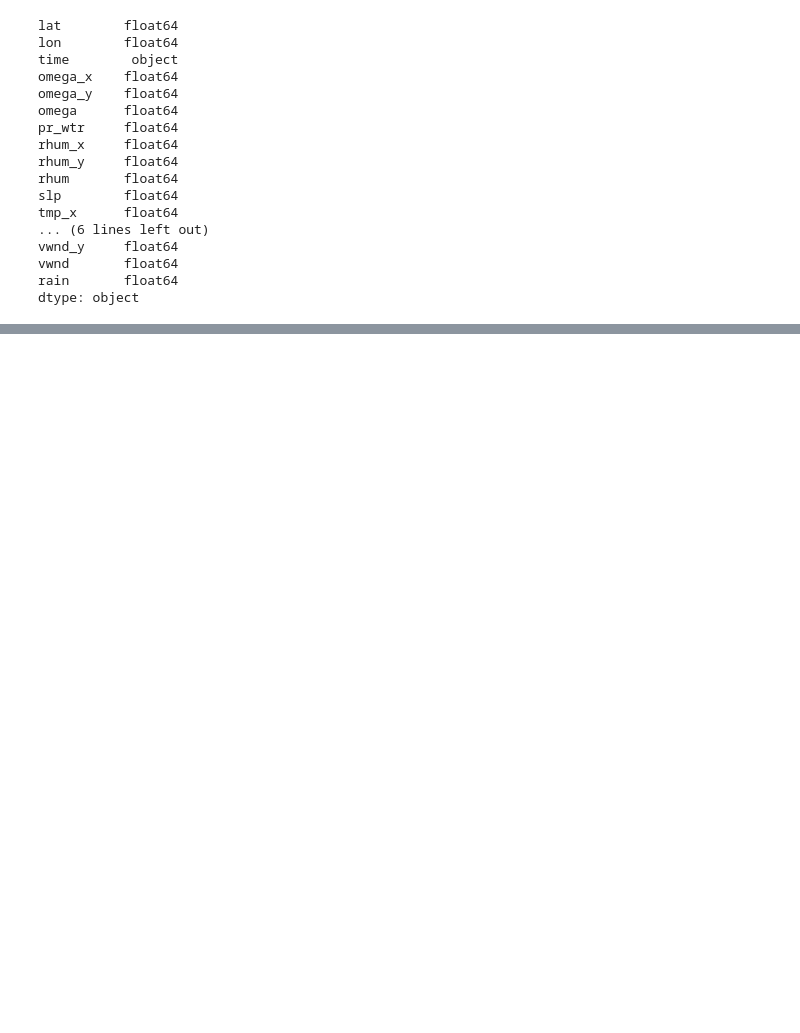
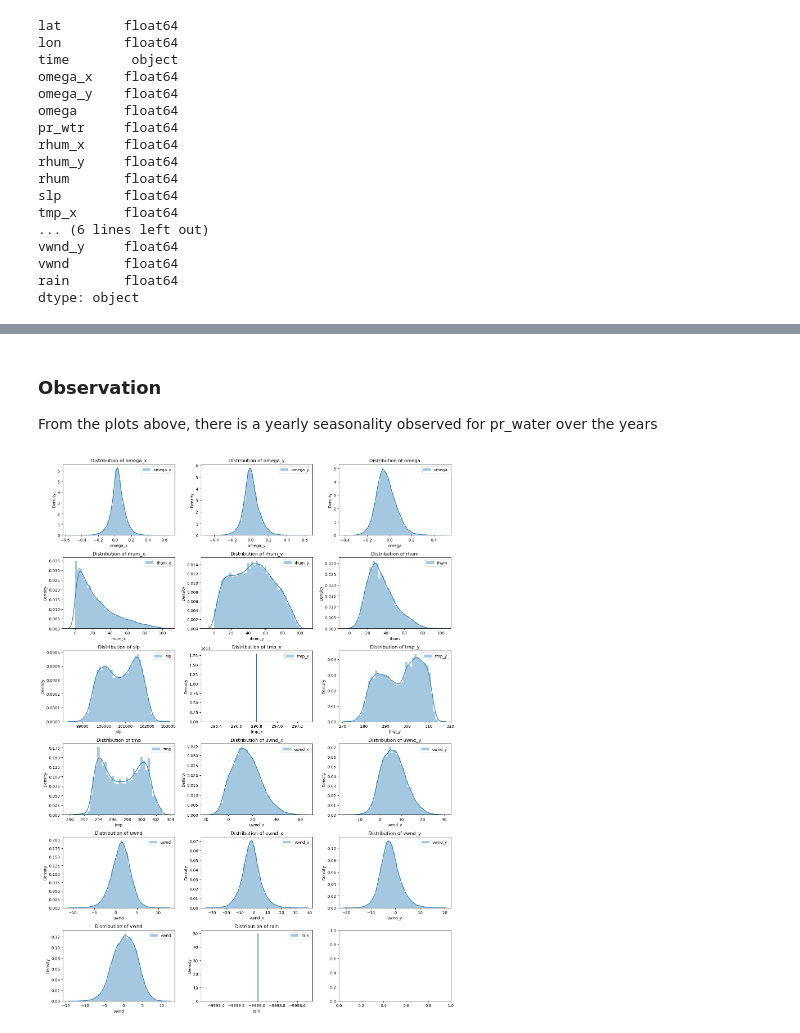
Before and after one commit to abdulmalikadeyemo/Rainfall_Prediction, a Jupyter notebook: Rainfall-forecast.ipynb, the cells around one changed output, grey strips where cells are left out. Cells and saved outputs as stored; diff of their text form; code cells hidden in the pictures; blank space fills up the shorter version.

```diff
--- a/Rainfall-forecast.ipynb
+++ b/Rainfall-forecast.ipynb
@@ -99,0 +147,12 @@ plt.show()
+# %% [markdown]
+### Observation
+From the plots above, there is a yearly seasonality observed for pr_water over the years
+# %%
+fig, axes = plt.subplots(nrows=6, ncols=3, figsize=(15,20))
+for idx, feature in enumerate(df_30_70.drop('pr_wtr', axis=1).columns[2:]):
+    ax = sns.distplot(a=df_30_70[feature], ax=axes[idx//3, idx%3], label=feature)
+    ax.set_title(f"Distribution of {feature}")
+    ax.legend()
+plt.tight_layout()
+# %% [output]
+[figure, added]
```
Also changed, not shown: parts of 21 cells of this notebook.
